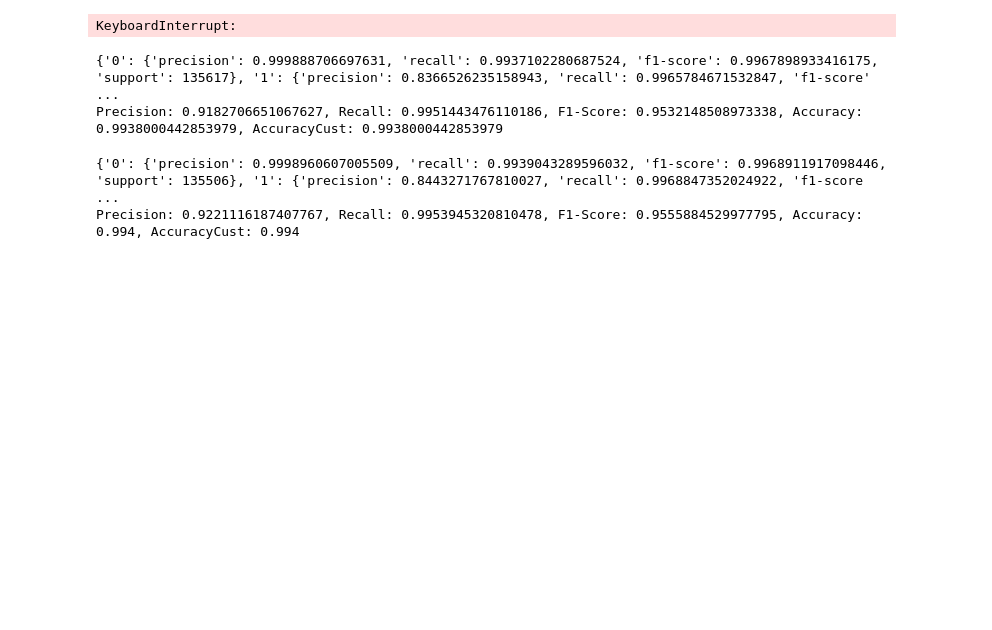
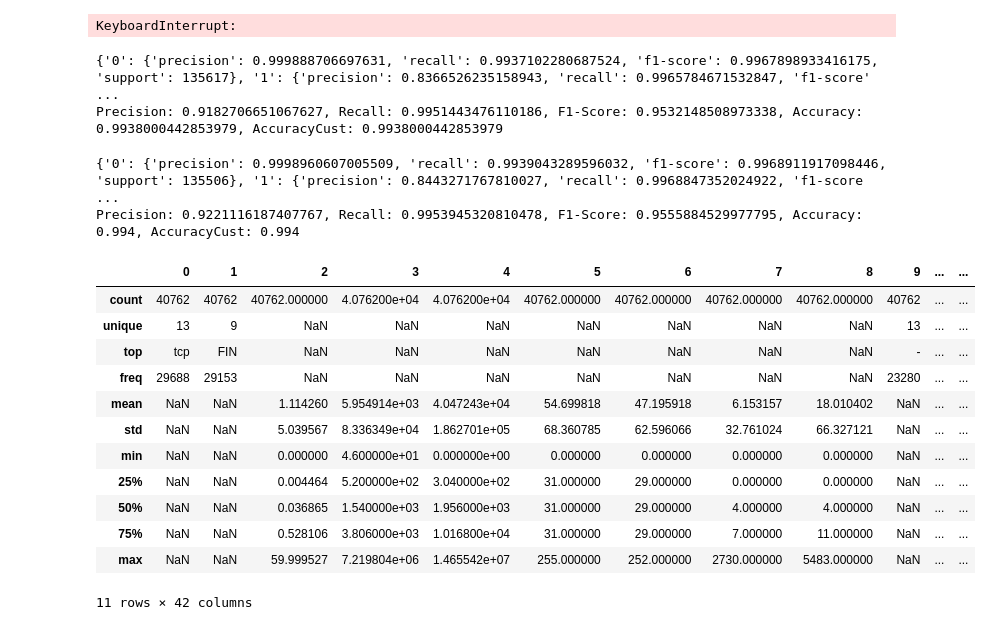
Before and after one commit to luisromo01/TCN, a Jupyter notebook: TCN/mnist_pixel/UNSW-NB15-TCN-sequential-MVP.ipynb, the cells around one changed output. Saved outputs shown, nothing was run; the diff lists cells and outputs as text; code cells hidden in the pictures; blank space fills up the shorter version.

```diff
--- a/TCN/mnist_pixel/UNSW-NB15-TCN-sequential-MVP.ipynb
+++ b/TCN/mnist_pixel/UNSW-NB15-TCN-sequential-MVP.ipynb
@@ -317,3 +323,22 @@ get_metrics(dataGeneratorTest)
 Precision: 0.9221116187407767, Recall: 0.9953945320810478, F1-Score: 0.9555884529977795, Accuracy: 0.994, AccuracyCust: 0.994
 # %%
 torch.save(model, "tcn_unsw.pth")
+# %%
+import pandas as pd
+
+data = pd.read_csv("UNSW-NB15_1_reduced-16-binary-class-redcol.csv", header=None)
+data.describe(include='all')
+# %% [output]
+|  | 0 | 1 | 2 | 3 | 4 | 5 | 6 | 7 | 8 | 9 | ... | ... |
+| count | 40762 | 40762 | 40762.000000 | 4.076200e+04 | 4.076200e+04 | 40762.000000 | 40762.000000 | 40762.000000 | 40762.000000 | 40762 | ... | ... |
+| unique | 13 | 9 | NaN | NaN | NaN | NaN | NaN | NaN | NaN | 13 | ... | ... |
+| top | tcp | FIN | NaN | NaN | NaN | NaN | NaN | NaN | NaN | - | ... | ... |
+| freq | 29688 | 29153 | NaN | NaN | NaN | NaN | NaN | NaN | NaN | 23280 | ... | ... |
+| mean | NaN | NaN | 1.114260 | 5.954914e+03 | 4.047243e+04 | 54.699818 | 47.195918 | 6.153157 | 18.010402 | NaN | ... | ... |
+| std | NaN | NaN | 5.039567 | 8.336349e+04 | 1.862701e+05 | 68.360785 | 62.596066 | 32.761024 | 66.327121 | NaN | ... | ... |
+| min | NaN | NaN | 0.000000 | 4.600000e+01 | 0.000000e+00 | 0.000000 | 0.000000 | 0.000000 | 0.000000 | NaN | ... | ... |
+| 25% | NaN | NaN | 0.004464 | 5.200000e+02 | 3.040000e+02 | 31.000000 | 29.000000 | 0.000000 | 0.000000 | NaN | ... | ... |
+| 50% | NaN | NaN | 0.036865 | 1.540000e+03 | 1.956000e+03 | 31.000000 | 29.000000 | 4.000000 | 4.000000 | NaN | ... | ... |
+| 75% | NaN | NaN | 0.528106 | 3.806000e+03 | 1.016800e+04 | 31.000000 | 29.000000 | 7.000000 | 11.000000 | NaN | ... | ... |
+| max | NaN | NaN | 59.999527 | 7.219804e+06 | 1.465542e+07 | 255.000000 | 252.000000 | 2730.000000 | 5483.000000 | NaN | ... | ... |
+11 rows × 42 columns
```
Also changed, not shown: parts of 9 cells of this notebook.
